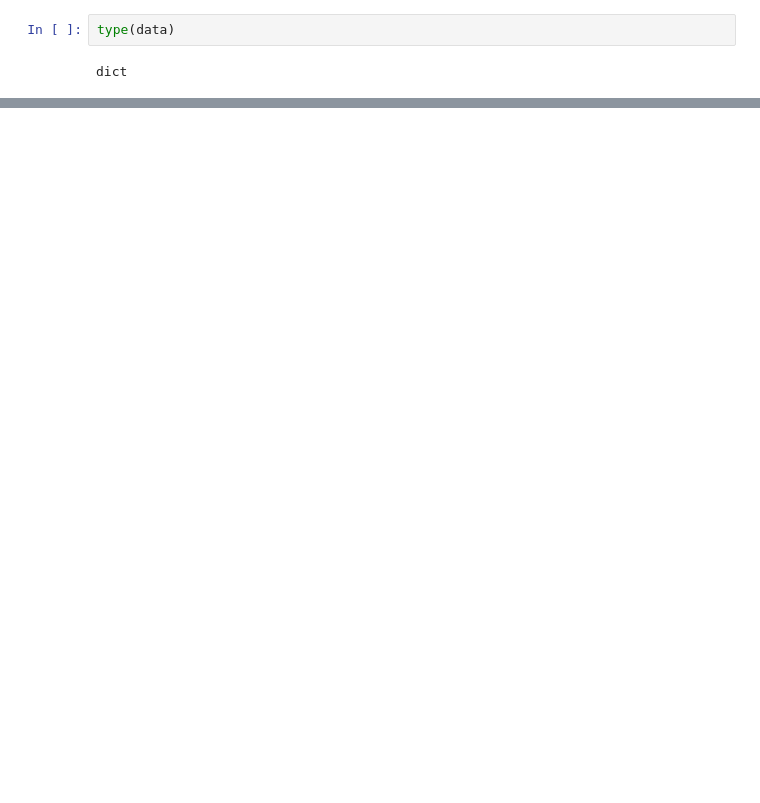
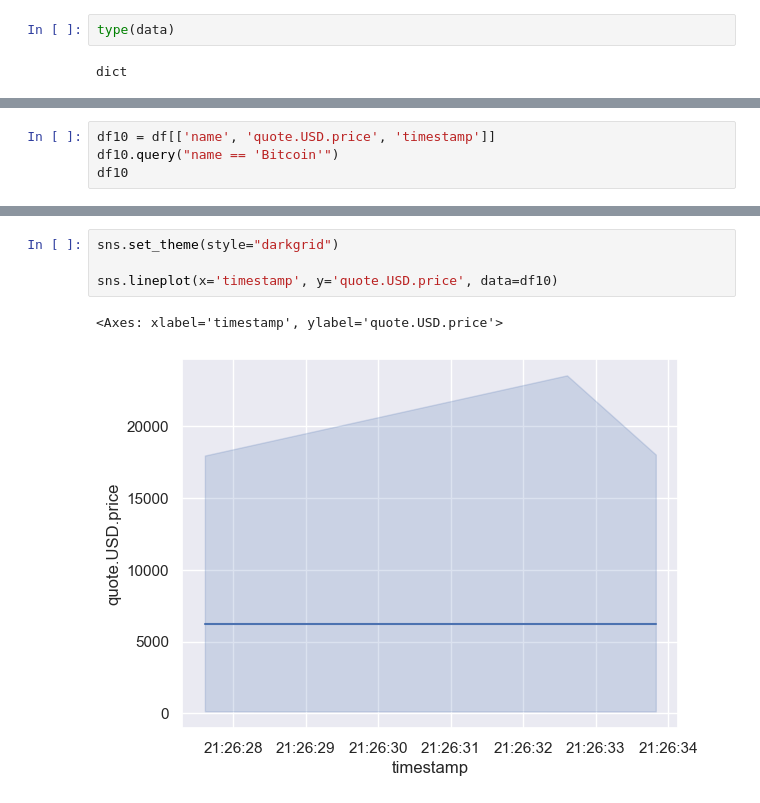
Before and after one commit to davidkankowski/CoinMarketCap-Analysis, a Jupyter notebook: API_Extraction.ipynb, the cells around one changed output, grey strips where cells are left out. Drawn from its saved outputs; the diff is of its cells as text; blank space fills up the shorter version.

Commit message:
CSV and graphs added

```diff
--- a/API_Extraction.ipynb
+++ b/API_Extraction.ipynb
@@ -63,0 +305,4 @@ pd.json_normalize(data['data'])
+# %%
+df10 = df[['name', 'quote.USD.price', 'timestamp']]
+df10.query("name == 'Bitcoin'")
+df10
@@ -63,0 +323,7 @@ pd.json_normalize(data['data'])
+# %%
+sns.set_theme(style="darkgrid")
+
+sns.lineplot(x='timestamp', y='quote.USD.price', data=df10)
+# %% [output]
+<Axes: xlabel='timestamp', ylabel='quote.USD.price'>
+[figure, added]
```
Also changed, not shown: parts of 20 cells of this notebook, 1 other file.
